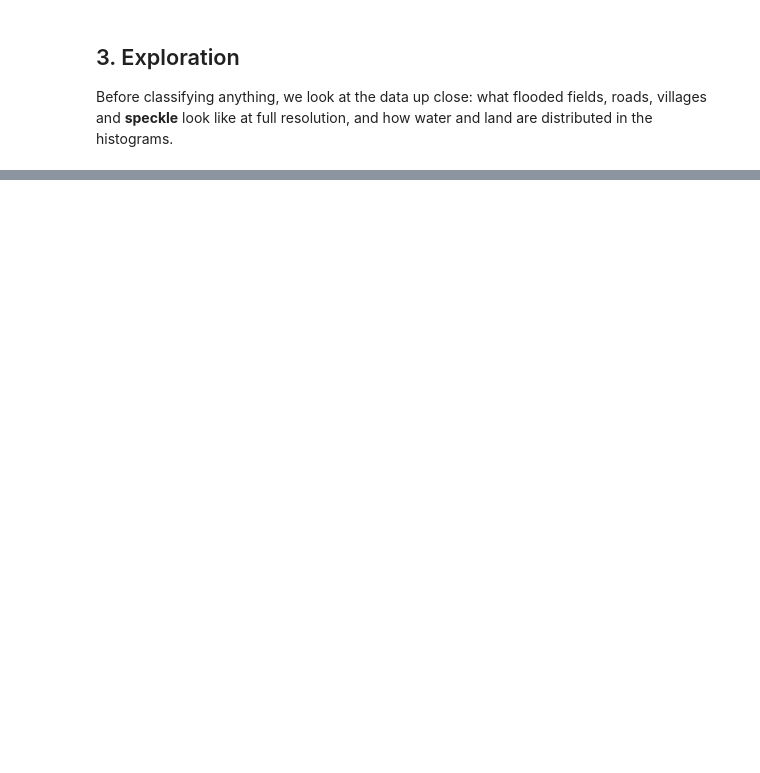
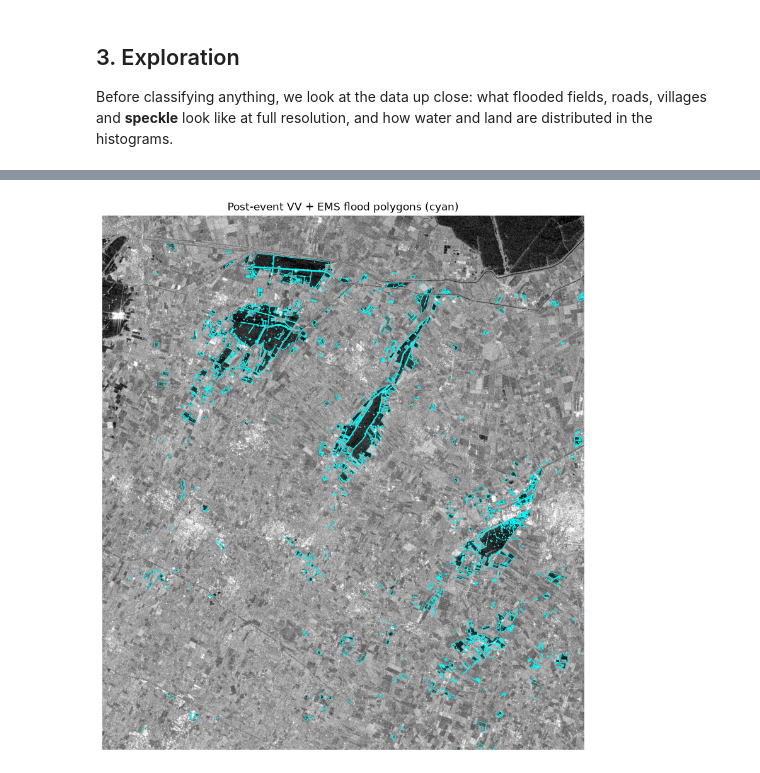
Before and after one commit to disodiso/FloodMappingEmiliaRomagnaS1, a Jupyter notebook: FloodMappingEmiliaRomagnaS1.ipynb, the cells around one changed output, grey strips where cells are left out. Cells and saved outputs as stored; diff of their text form; code cells hidden in the pictures; blank space fills up the shorter version.

```diff
--- a/FloodMappingEmiliaRomagnaS1.ipynb
+++ b/FloodMappingEmiliaRomagnaS1.ipynb
@@ -302,0 +384,16 @@ post_db[0, ZOOM_ROWS, ZOOM_COLS].shape   # (300, 300)
+# %%
+from rasterio.plot import plotting_extent
+
+# Put the image in UTM metres (instead of pixel indices) so that the EMS polygons land on top of it
+EXTENT = plotting_extent(post_db[0], GRID_TRANSFORM)   # (west, east, south, north) in metres
+
+fig, ax = plt.subplots(figsize=(10, 11))
+ax.imshow(post_db[0], cmap="gray", vmin=VMIN, vmax=VMAX, extent=EXTENT)   # post-event VV
+flood_utm.boundary.plot(ax=ax, color="cyan", linewidth=0.6)               # EMS flood polygons (outline only)
+ax.set_xlim(EXTENT[0], EXTENT[1])    # keep the view on our image (EMS polygons go beyond it)
+ax.set_ylim(EXTENT[2], EXTENT[3])
+ax.set_title("Post-event VV + EMS flood polygons (cyan)")
+ax.axis("off")
+plt.show()
+# %% [output]
+[figure, added]
```
Also changed, not shown: parts of 17 cells of this notebook.
